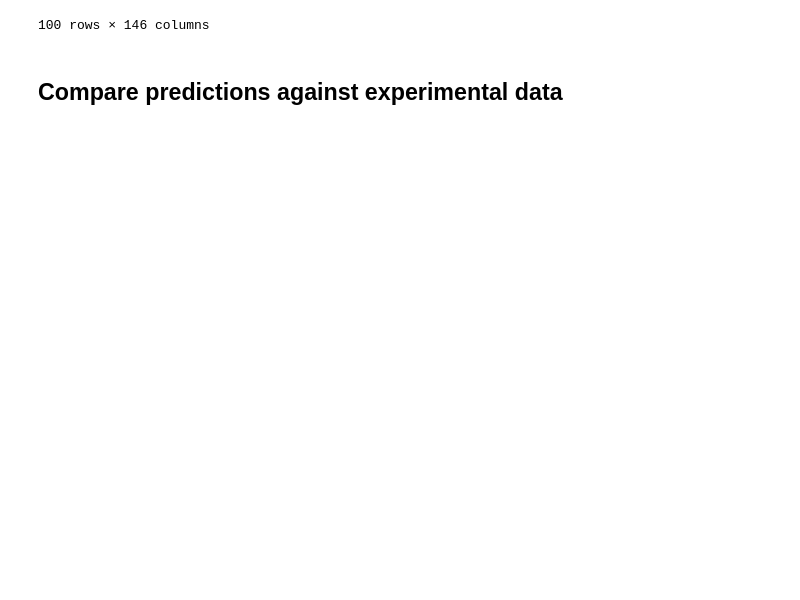
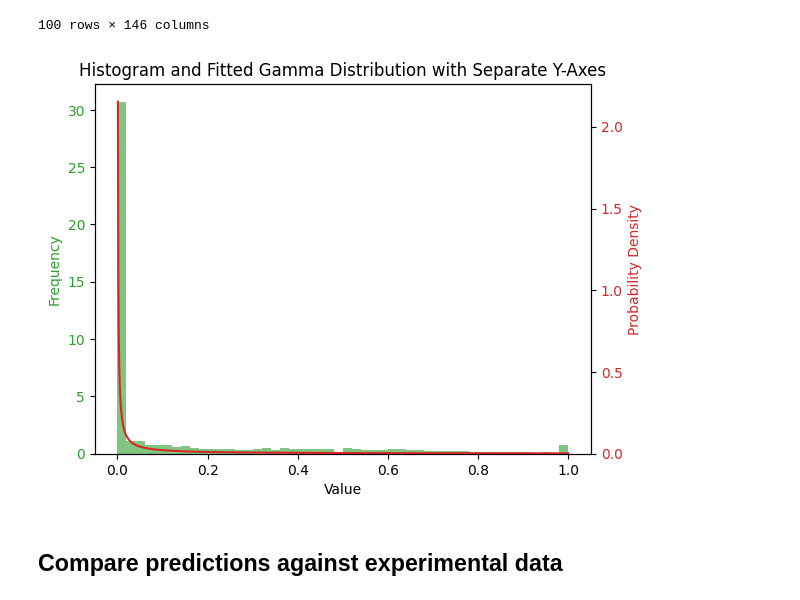
Before and after one commit to jannis-baum/hpi-hoai, a Jupyter notebook: evaluation.ipynb, the cells around one changed output. Drawn from its saved outputs; the diff is of its cells as text; code cells hidden in the pictures; blank space fills up the shorter version.

Commit message:
feat: fit gamma distribution to splice probs

```diff
--- a/evaluation.ipynb
+++ b/evaluation.ipynb
@@ -110,6 +110,42 @@ splice_probs
 | b8b6cebc-26dc-43ae-a94a-20da6018f7ae | 0.0 | 0.0 | 0.653846 | 0.607143 | 0.384615 | 0.357143 | 0.538462 | 0.0 | 0.0 | 0.0 | ... |
 | 0b23b5fe-6c7e-4297-bc55-f93fcb830ac4 | 0.0 | 0.0 | 0.680556 | 0.680556 | 0.875000 | 0.875000 | 0.861111 | 0.0 | 0.0 | 0.0 | ... |
 100 rows × 146 columns
+# %%
+from scipy.stats import gamma
+
+flat_probs = splice_probs.values.ravel()
+alpha, loc, beta = gamma.fit(flat_probs + np.nextafter(0, 1), floc=0)
+x = np.linspace(0, 1, 1000)
+pdf_fitted = gamma.pdf(x, alpha, loc, beta)
+
+# Plot the histogram of the data
+fig, ax1 = plt.subplots()
+
+color = 'tab:green'
+ax1.set_xlabel('Value')
+ax1.set_ylabel('Frequency', color=color)
+ax1.hist(flat_probs, bins=50, density=True, alpha=0.6, color=color)
+ax1.tick_params(axis='y', labelcolor=color)
+
+# Create a secondary y-axis to plot the fitted Gamma distribution
+ax2 = ax1.twinx()  # Instantiate a second y-axis that shares the same x-axis
+
+color = 'tab:red'
+ax2.set_ylabel('Probability Density', color=color)
+ax2.plot(x, pdf_fitted, color=color)
+ax2.tick_params(axis='y', labelcolor=color)
+
+# Ensure both y-axes have the same zero alignment
+ax1.set_ylim(bottom=0)
+ax2.set_ylim(bottom=0)
+
+# Add title
+plt.title('Histogram and Fitted Gamma Distribution with Separate Y-Axes')
+
+# Show plot
+plt.show()
+# %% [output]
+[figure, added]
 # %% [markdown]
 ## Compare predictions against experimental data
 # %%
```
Also changed, not shown: parts of 1 cell of this notebook.
